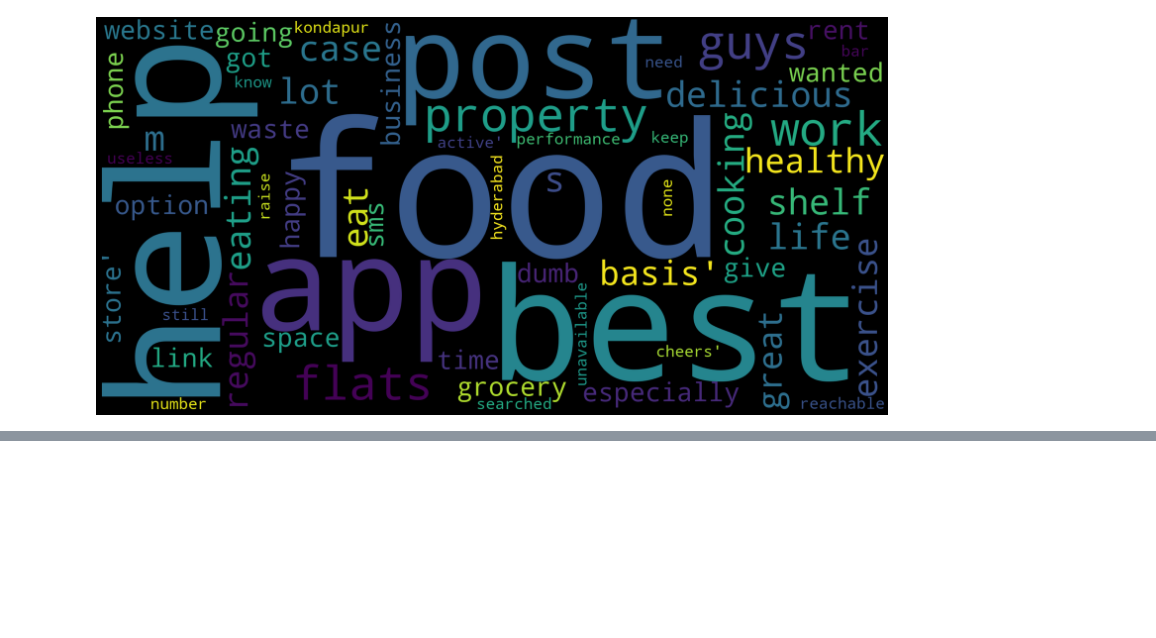
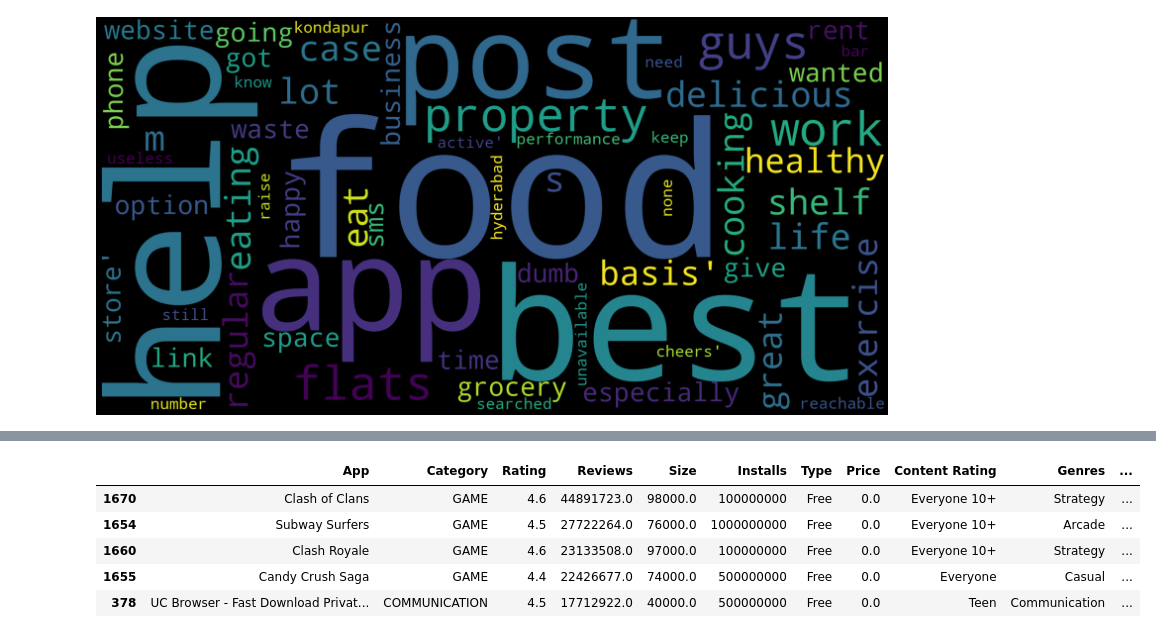
Before and after one commit to iotaminus1/Playstore-and-User-Review-Data-Analysis, a Jupyter notebook: Play_Store_App_Review_Analysis_Capstone_Project.ipynb, the cells around one changed output, grey strips where cells are left out. Cells and saved outputs as stored; diff of their text form; code cells hidden in the pictures; blank space fills up the shorter version.

```diff
--- a/Play_Store_App_Review_Analysis_Capstone_Project.ipynb
+++ b/Play_Store_App_Review_Analysis_Capstone_Project.ipynb
@@ -753,0 +767,12 @@ plt.show()
+# %%
+#Top-5 apps that are reviewed?
+top_apps = df_ps_data.sort_values(by=['App','Category','Rating'])[['Reviews']].sum().reset_index(),
+top_apps = df_ps_data.sort_values(by=['Reviews'],ascending=False)
+top_apps.head()
+# %% [output]
+|  | App | Category | Rating | Reviews | Size | Installs | Type | Price | Content Rating | Genres | ... |
+| 1670 | Clash of Clans | GAME | 4.6 | 44891723.0 | 98000.0 | 100000000 | Free | 0.0 | Everyone 10+ | Strategy | ... |
+| 1654 | Subway Surfers | GAME | 4.5 | 27722264.0 | 76000.0 | 1000000000 | Free | 0.0 | Everyone 10+ | Arcade | ... |
+| 1660 | Clash Royale | GAME | 4.6 | 23133508.0 | 97000.0 | 100000000 | Free | 0.0 | Everyone 10+ | Strategy | ... |
+| 1655 | Candy Crush Saga | GAME | 4.4 | 22426677.0 | 74000.0 | 500000000 | Free | 0.0 | Everyone | Casual | ... |
+| 378 | UC Browser - Fast Download Privat... | COMMUNICATION | 4.5 | 17712922.0 | 40000.0 | 500000000 | Free | 0.0 | Teen | Communication | ... |
```
Also changed, not shown: parts of 3 cells of this notebook.
